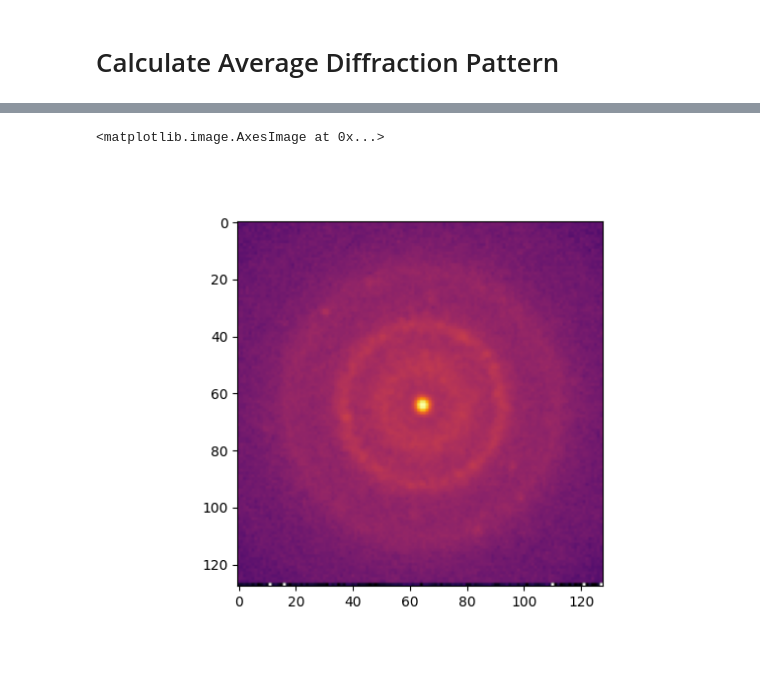
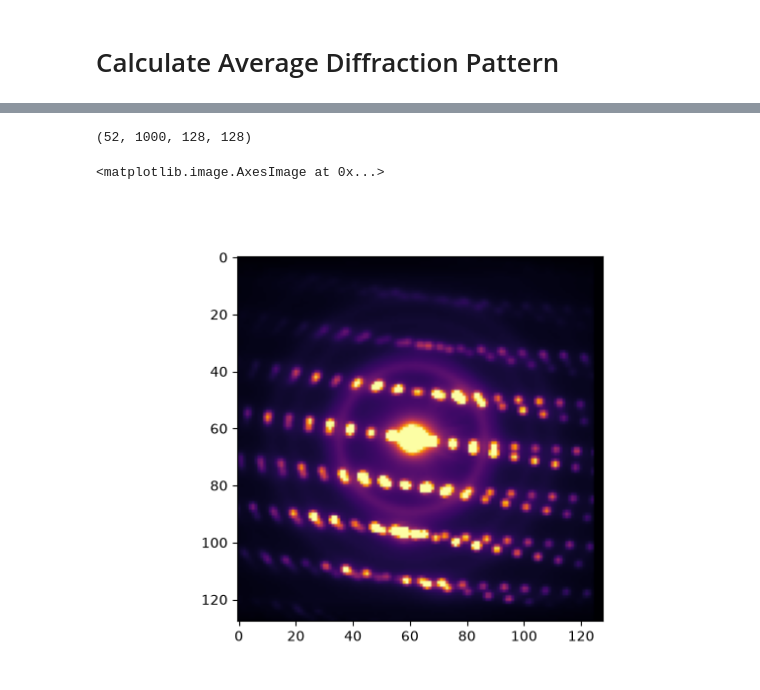
Before and after one commit to Shephardnihy/stem_analysis, a Jupyter notebook: dev/preprocess.ipynb, the cells around one changed output, grey strips where cells are left out. Saved outputs shown, nothing was run; the diff lists cells and outputs as text; code cells hidden in the pictures.

```diff
--- a/dev/preprocess.ipynb
+++ b/dev/preprocess.ipynb
@@ -61,4 +93,13 @@ class CenterFrame(UDF):
 # %%
-CenteredDS = ctx.run_udf(dataset=ds, udf = CenterFrame(center = (64, 64), radius = 5), progress = True)
+CenteredDS = ctx.run_udf(dataset=ds_descan, udf = GetDescan(center = (64, 64), radius = 15), progress = True)
 # %%
-CenteredDS_data = CenteredDS["ShiftedDP"].data
+CenteredDS_data = CenteredDS["DPShift"].data
+# %%
+aux_data = ShiftFrame.aux_data(
+    data = CenteredDS_data,
+    kind = 'nav',
+    extra_shape = (2,),
+    dtype = CenteredDS_data.dtype
+)
+# %%
+Centered_DP = ctx.run_udf(dataset = ds_data, udf = ShiftFrame(aux_data = aux_data), progress = True)
@@ -65,6 +113,10 @@ CenteredDS_data = CenteredDS["ShiftedDP"].data
+# %%
+Centered_DP["shifted_frame"].data.shape
+# %% [output]
+(52, 1000, 128, 128)
 # %%
 plt.figure()
-plt.imshow(CenteredDS_data[0:10, 0:10].mean(axis = (0,1)), cmap = "inferno", norm ='log')
+plt.imshow(Centered_DP["shifted_frame"].data.mean(axis = (0,1)), cmap = "inferno", vmax = 1e4)
 # %% [output]
 <matplotlib.image.AxesImage at 0x...>
-[figure, old version]
+[figure, new version]
```
Also changed, not shown: parts of 15 cells of this notebook, 9 other files.
